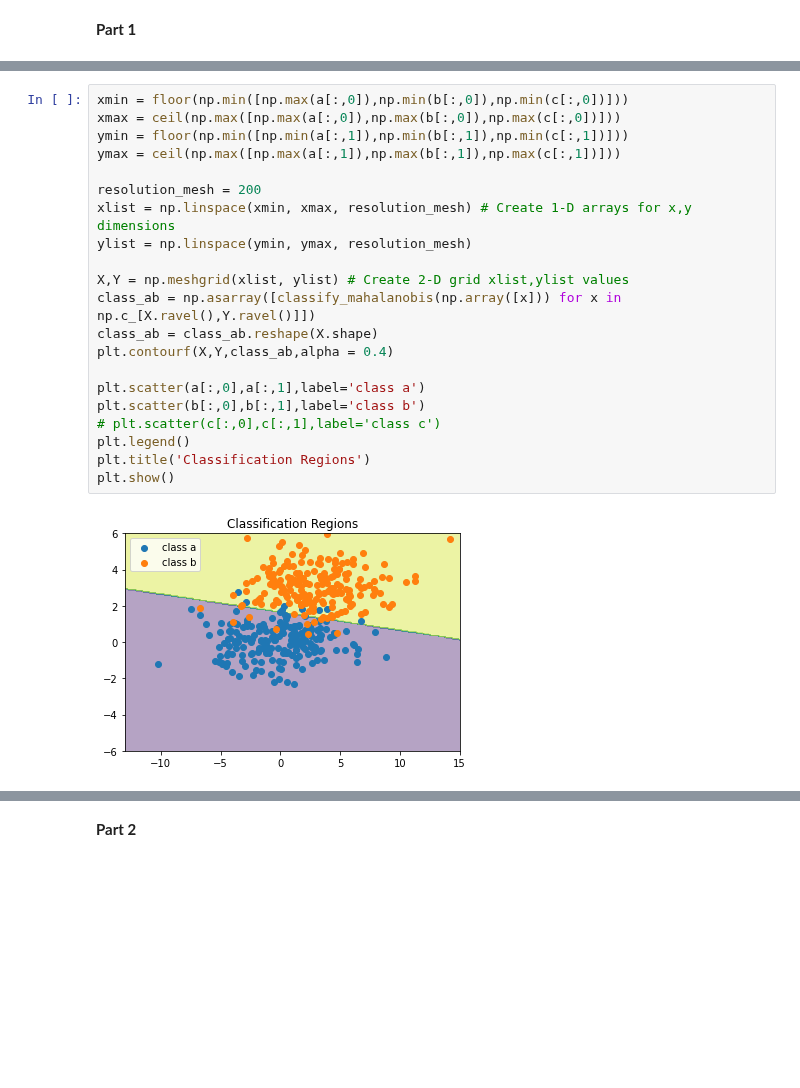
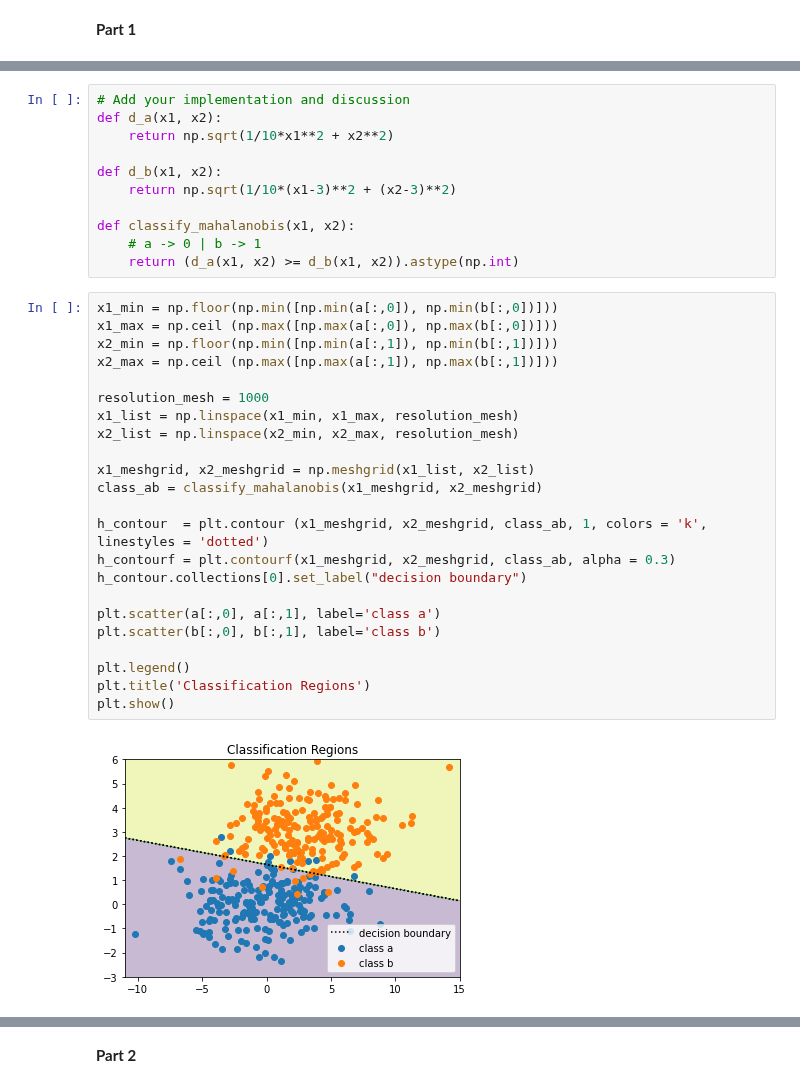
Before and after one commit to Andrea-Oliveri/Image-Processing-Assignements, a Jupyter notebook: Labs/lab_03_classification.ipynb, the cells around one changed output, grey strips where cells are left out. Drawn from its saved outputs; the diff is of its cells as text; blank space fills up the shorter version.

Commit message:
Started reading discussion

```diff
--- a/Labs/lab_03_classification.ipynb
+++ b/Labs/lab_03_classification.ipynb
@@ -439,23 +442,36 @@ def classify_mahalanobis(x):
+# %%
+# Add your implementation and discussion
+def d_a(x1, x2):
+    return np.sqrt(1/10*x1**2 + x2**2)
+
+def d_b(x1, x2):
+    return np.sqrt(1/10*(x1-3)**2 + (x2-3)**2)
+
+def classify_mahalanobis(x1, x2):
+    # a -> 0 | b -> 1
+    return (d_a(x1, x2) >= d_b(x1, x2)).astype(np.int)
 # %%
-xmin = floor(np.min([np.max(a[:,0]),np.min(b[:,0]),np.min(c[:,0])]))
-xmax = ceil(np.max([np.max(a[:,0]),np.max(b[:,0]),np.max(c[:,0])]))
-ymin = floor(np.min([np.min(a[:,1]),np.min(b[:,1]),np.min(c[:,1])]))
-ymax = ceil(np.max([np.max(a[:,1]),np.max(b[:,1]),np.max(c[:,1])]))
+x1_min = np.floor(np.min([np.min(a[:,0]), np.min(b[:,0])]))
+x1_max = np.ceil (np.max([np.max(a[:,0]), np.max(b[:,0])]))
+x2_min = np.floor(np.min([np.min(a[:,1]), np.min(b[:,1])]))
+x2_max = np.ceil (np.max([np.max(a[:,1]), np.max(b[:,1])]))
 
-resolution_mesh = 200
-xlist = np.linspace(xmin, xmax, resolution_mesh) # Create 1-D arrays for x,y dimensions
-ylist = np.linspace(ymin, ymax, resolution_mesh)
+resolution_mesh = 1000
+x1_list = np.linspace(x1_min, x1_max, resolution_mesh)
+x2_list = np.linspace(x2_min, x2_max, resolution_mesh)
 
-X,Y = np.meshgrid(xlist, ylist) # Create 2-D grid xlist,ylist values
-class_ab = np.asarray([classify_mahalanobis(np.array([x])) for x in np.c_[X.ravel(),Y.ravel()]])
-class_ab = class_ab.reshape(X.shape)
-plt.contourf(X,Y,class_ab,alpha = 0.4)
+x1_meshgrid, x2_meshgrid = np.meshgrid(x1_list, x2_list)
+class_ab = classify_mahalanobis(x1_meshgrid, x2_meshgrid)
 
-plt.scatter(a[:,0],a[:,1],label='class a')
-plt.scatter(b[:,0],b[:,1],label='class b')
-# plt.scatter(c[:,0],c[:,1],label='class c')
+h_contour  = plt.contour (x1_meshgrid, x2_meshgrid, class_ab, 1, colors = 'k', linestyles = 'dotted')
+h_contourf = plt.contourf(x1_meshgrid, x2_meshgrid, class_ab, alpha = 0.3)
+h_contour.collections[0].set_label("decision boundary")
+
+plt.scatter(a[:,0], a[:,1], label='class a')
+plt.scatter(b[:,0], b[:,1], label='class b')
+
 plt.legend()
 plt.title('Classification Regions')
 plt.show()
 # %% [output]
-[figure, old version]
+[figure, new version]
```
Also changed, not shown: parts of 26 cells of this notebook.
